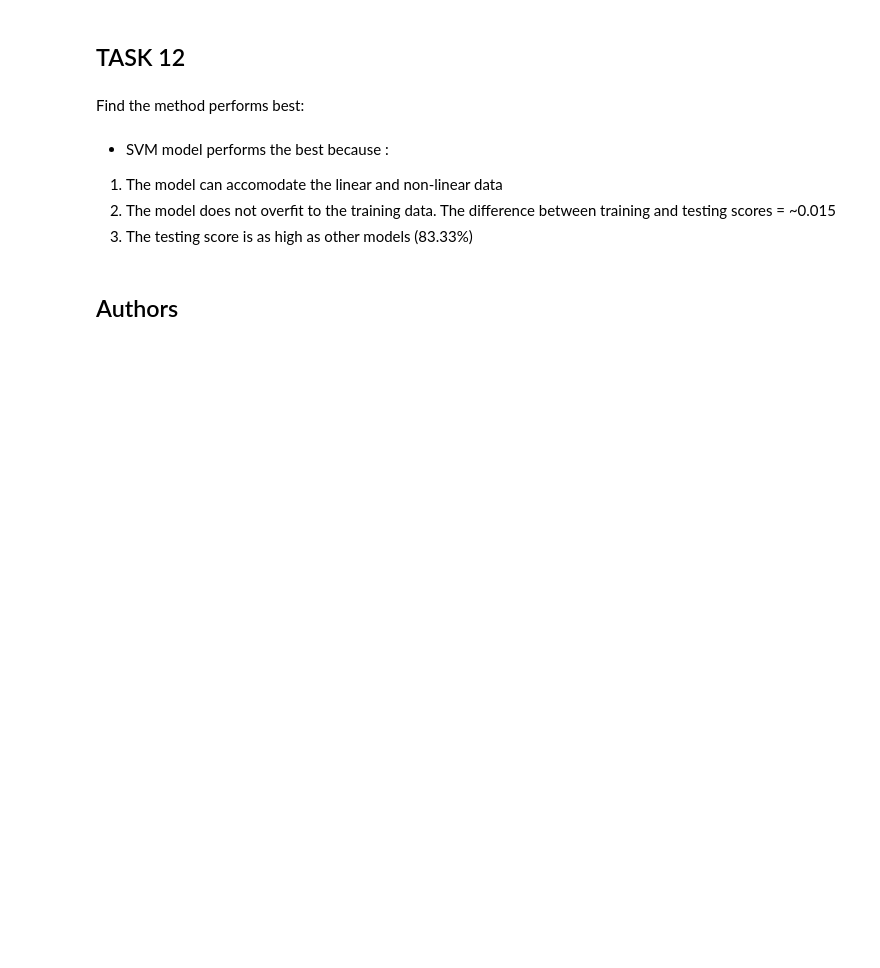
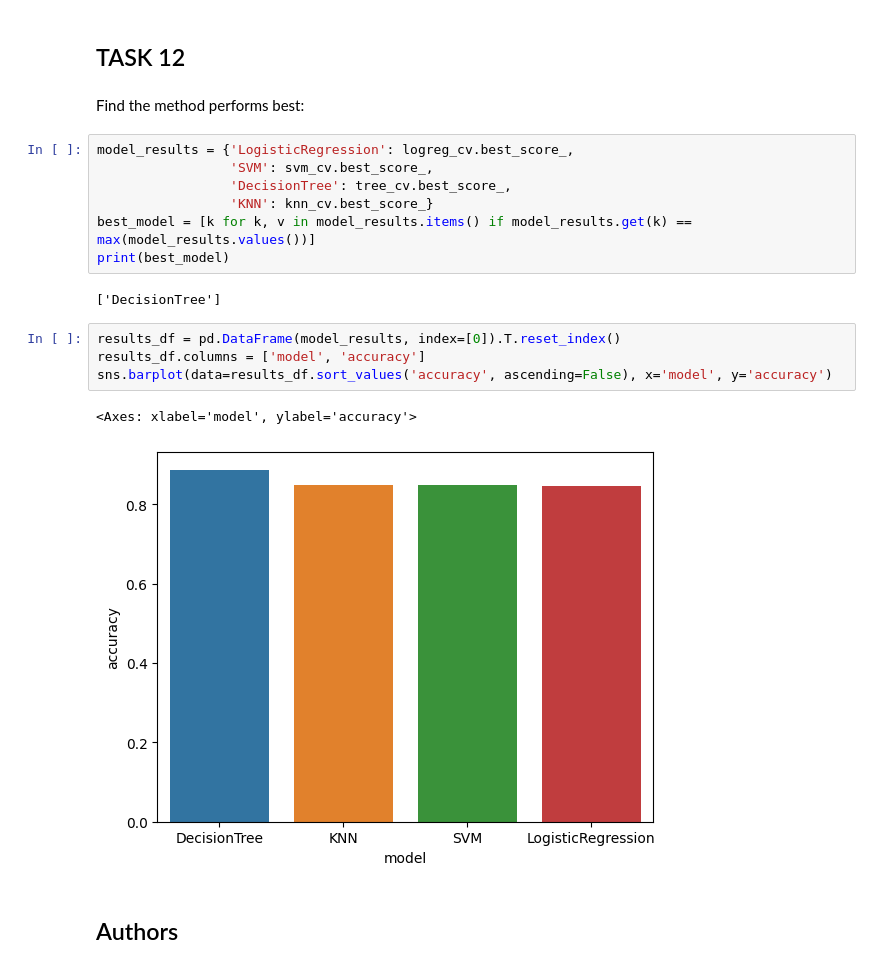
Before and after one commit to HpareBaby/Space-Race-Project-IBM, a Jupyter notebook: capstone_W4_SpaceX_Machine_Learning_Prediction.ipynb, the cells around one changed output. Saved outputs shown, nothing was run; the diff lists cells and outputs as text; blank space fills up the shorter version.

Commit message:
select best performing classification model

```diff
--- a/capstone_W4_SpaceX_Machine_Learning_Prediction.ipynb
+++ b/capstone_W4_SpaceX_Machine_Learning_Prediction.ipynb
@@ -340,11 +330,22 @@ plot_confusion_matrix(Y_test,yhat)
 ## TASK  12
 # %% [markdown]
 Find the method performs best:
-# %% [markdown]
-- SVM model performs the best because :
-1. The model can accomodate the linear and non-linear data
-2. The model does not overfit to the training data. The difference between training and testing scores = ~0.015
-3. The testing score is as high as other models (83.33%)
+# %%
+model_results = {'LogisticRegression': logreg_cv.best_score_,
+                 'SVM': svm_cv.best_score_,
+                 'DecisionTree': tree_cv.best_score_,
+                 'KNN': knn_cv.best_score_}
+best_model = [k for k, v in model_results.items() if model_results.get(k) == max(model_results.values())]
+print(best_model)
+# %% [output]
+['DecisionTree']
+# %%
+results_df = pd.DataFrame(model_results, index=[0]).T.reset_index()
+results_df.columns = ['model', 'accuracy']
+sns.barplot(data=results_df.sort_values('accuracy', ascending=False), x='model', y='accuracy')
+# %% [output]
+<Axes: xlabel='model', ylabel='accuracy'>
+[figure, added]
 # %% [markdown]
 ## Authors
 # %% [markdown]
```
Also changed, not shown: parts of 3 cells of this notebook.
